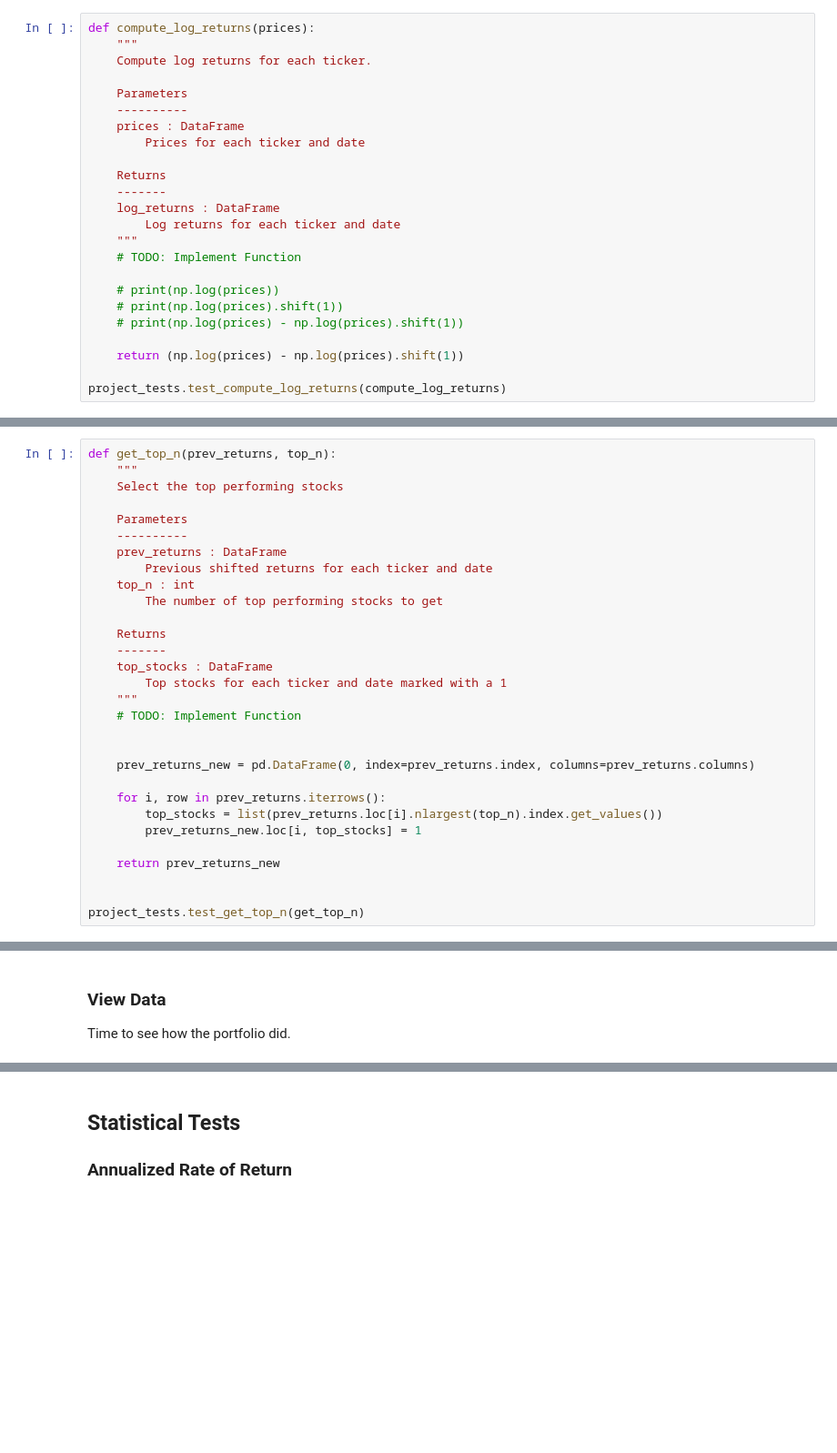
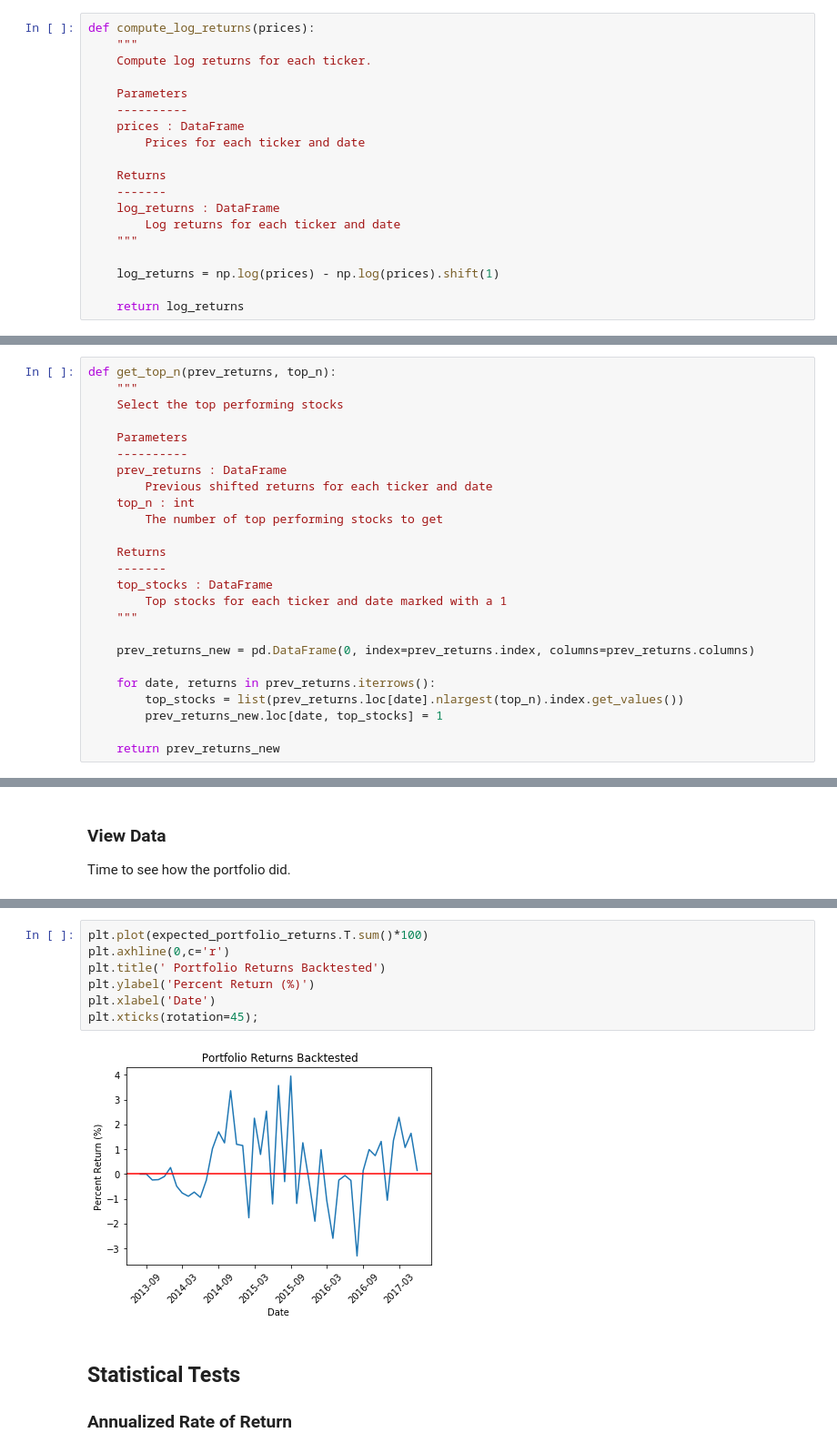
Before and after one commit to nfjb/basic-momentum-analysis, a Jupyter notebook: momentum_project.ipynb, the cells around one changed output, grey strips where cells are left out. Shown at 91% size. Saved outputs shown, nothing was run; the diff lists cells and outputs as text; blank space fills up the shorter version.

```diff
--- a/momentum_project.ipynb
+++ b/momentum_project.ipynb
@@ -156,12 +101,7 @@ def compute_log_returns(prices):
     log_returns : DataFrame
         Log returns for each ticker and date
     """
-    # TODO: Implement Function
 
-    # print(np.log(prices))
-    # print(np.log(prices).shift(1))
-    # print(np.log(prices) - np.log(prices).shift(1))
+    log_returns = np.log(prices) - np.log(prices).shift(1)
 
-    return (np.log(prices) - np.log(prices).shift(1))
-
-project_tests.test_compute_log_returns(compute_log_returns)
+    return log_returns
@@ -313,16 +221,11 @@ def get_top_n(prev_returns, top_n):
     top_stocks : DataFrame
         Top stocks for each ticker and date marked with a 1
     """
-    # TODO: Implement Function
-
 
     prev_returns_new = pd.DataFrame(0, index=prev_returns.index, columns=prev_returns.columns)
 
-    for i, row in prev_returns.iterrows():
-        top_stocks = list(prev_returns.loc[i].nlargest(top_n).index.get_values())
-        prev_returns_new.loc[i, top_stocks] = 1
+    for date, returns in prev_returns.iterrows():
+        top_stocks = list(prev_returns.loc[date].nlargest(top_n).index.get_values())
+        prev_returns_new.loc[date, top_stocks] = 1
 
     return prev_returns_new
-
-
-project_tests.test_get_top_n(get_top_n)
@@ -395,3 +324,12 @@ project_helper.plot_returns(expected_portfolio_returns.T.sum(), 'Portfolio Retur
+# %%
+plt.plot(expected_portfolio_returns.T.sum()*100)
+plt.axhline(0,c='r')
+plt.title(' Portfolio Returns Backtested')
+plt.ylabel('Percent Return (%)')
+plt.xlabel('Date')
+plt.xticks(rotation=45);
+# %% [output]
+[figure, added]
 # %% [markdown]
 ## Statistical Tests
 ### Annualized Rate of Return
```
Also changed, not shown: parts of 29 cells of this notebook.
